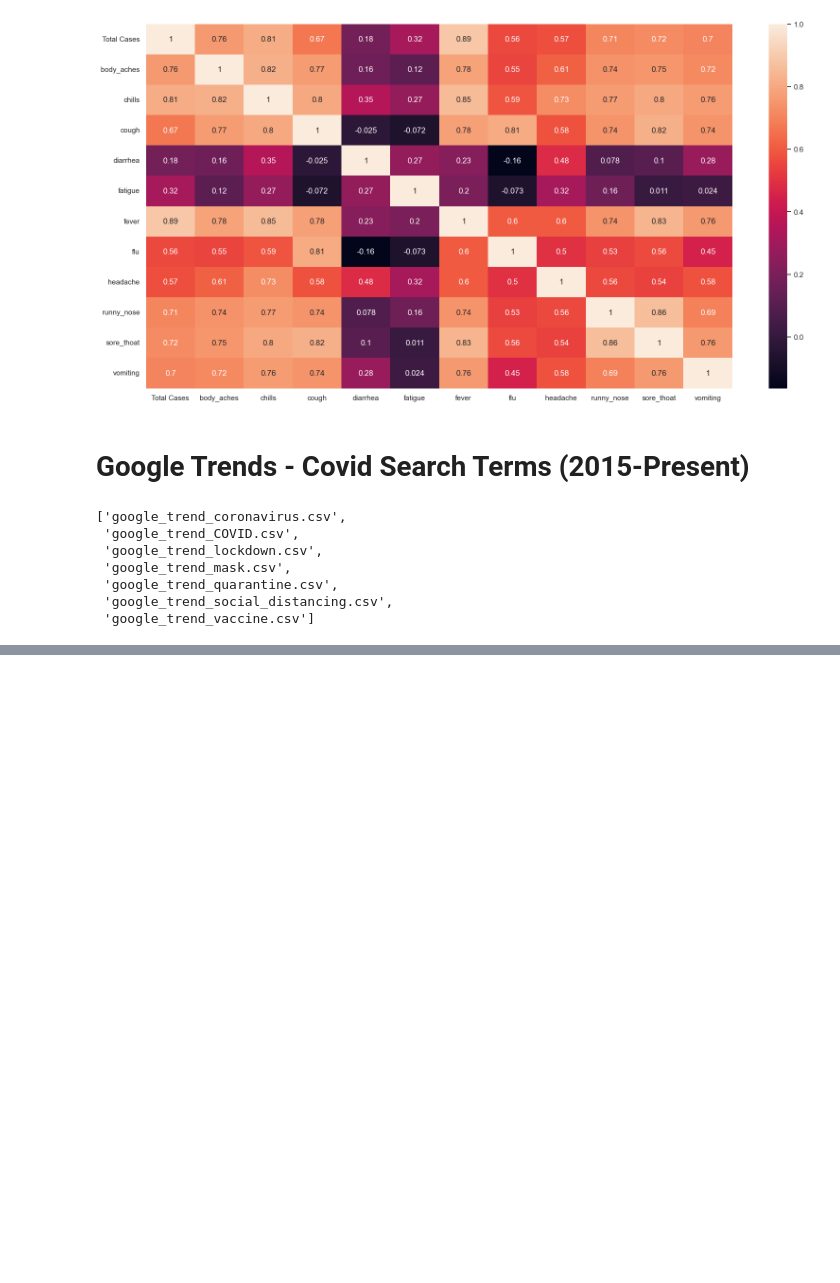
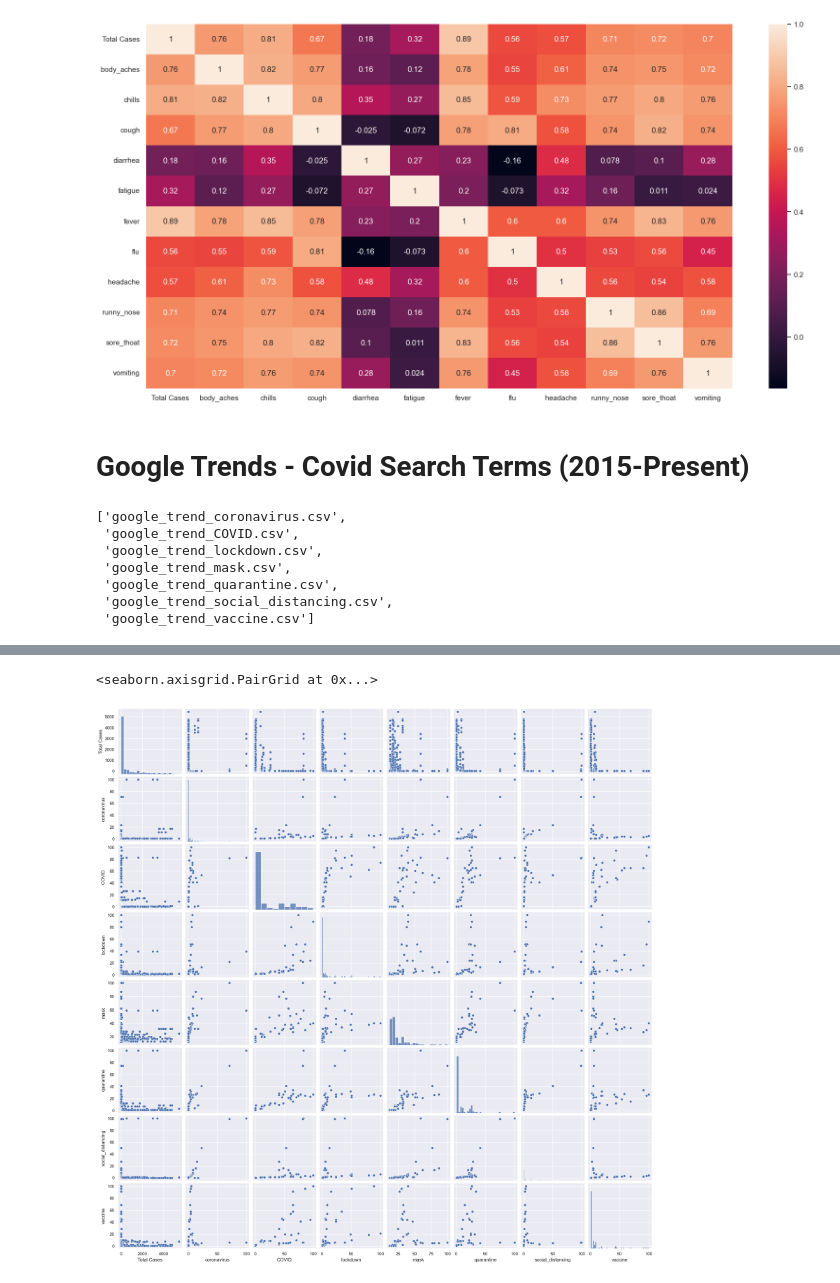
Before and after one commit to jess-moloney/LHL_final_project_influenza_forecasting, a Jupyter notebook: notebooks/Data_Cleaning.ipynb, the cells around one changed output, grey strips where cells are left out. Saved outputs shown, nothing was run; the diff lists cells and outputs as text; code cells hidden in the pictures; blank space fills up the shorter version.

```diff
--- a/notebooks/Data_Cleaning.ipynb
+++ b/notebooks/Data_Cleaning.ipynb
@@ -948,0 +776,2 @@ plt.show()
+# %%
+df_COVID_terms[['coronavirus', 'COVID', 'social_distancing']] = df_COVID_terms[['coronavirus', 'COVID', 'social_distancing']].apply(pd.to_numeric)
@@ -948,0 +796,3 @@ plt.show()
+# %%
+df_COVID_terms['Month'] = pd.to_datetime(df_COVID_terms['Month'])
+df_COVID_terms.set_index('Month', inplace=True)
@@ -948,0 +839,7 @@ plt.show()
+# %%
+months = [x.month for x in df_COVID_terms.index]
+years = [x.year for x in df_COVID_terms.index]
+X = np.array([months, years]).T
+dates = pd.DataFrame(X, columns = ['month', 'year'])
+df_COVID_terms = df_COVID_terms.reset_index(drop=True)
+df_COVID_terms = pd.concat([dates, df_COVID_terms], axis=1)
@@ -948,0 +860,16 @@ plt.show()
+# %%
+df_flu = pickle.load(open(r"..\data\flu_cases\df_flu_total.pkl", "rb" ))
+
+months = [x.month for x in df_flu.index]
+years = [x.year for x in df_flu.index]
+weeks = [x.weekofyear for x in df_flu.index]
+
+X = np.array([months, years, weeks]).T
+df = pd.DataFrame(X, columns = ['month', 'year', 'week'])
+
+df_flu = df_flu.reset_index(drop=True)
+new = pd.concat([df_flu, df], axis=1)
+
+new_df_flu = pd.merge(new, df_COVID_terms, how='left', on=['month','year'])
+
+df_COVID_terms = new_df_flu.drop(columns=['month','year','week'])
@@ -948,0 +972,5 @@ plt.show()
+# %%
+sns.pairplot(df_COVID_terms, kind='scatter')
+# %% [output]
+<seaborn.axisgrid.PairGrid at 0x...>
+[figure, added]
```
Also changed, not shown: parts of 99 cells of this notebook, 21 other files.
